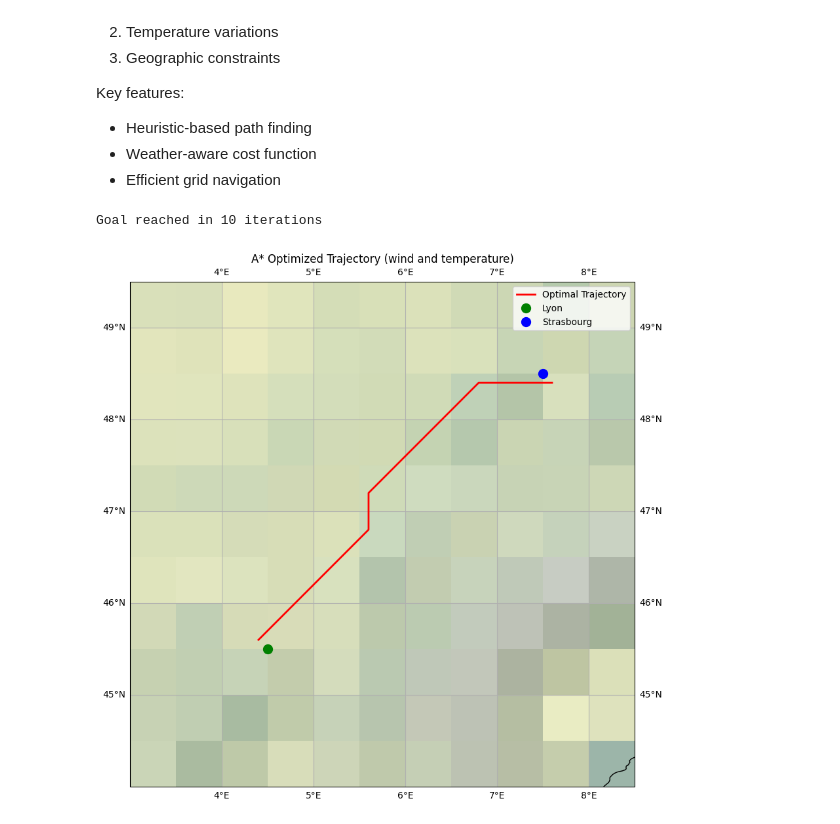
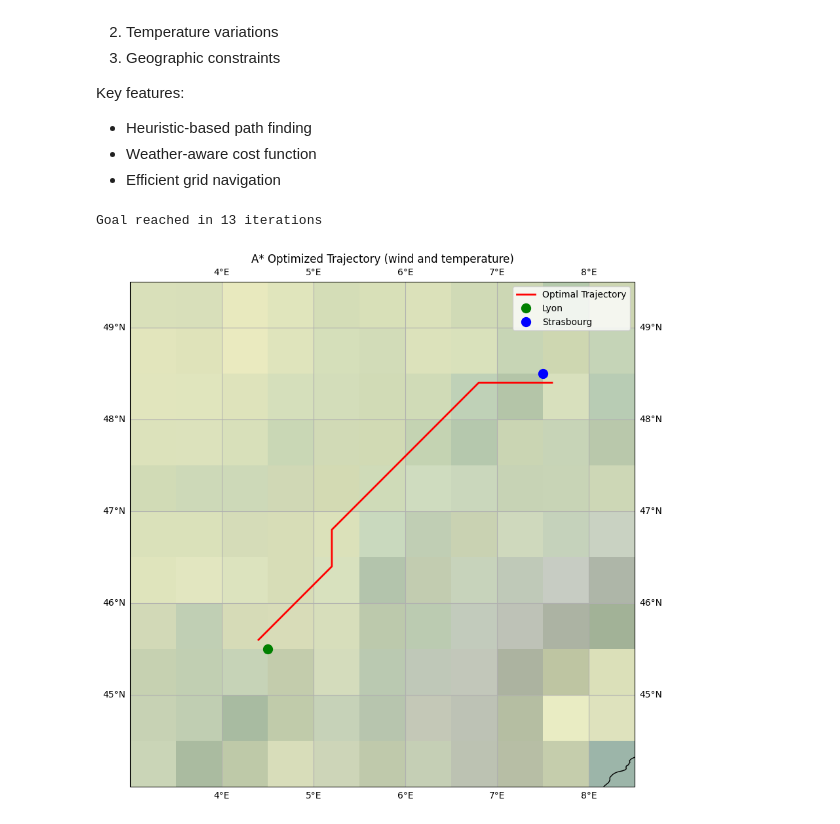
Before and after one commit to K-Air-Drone/Copernicus-datamap, a Jupyter notebook: copernic data and generative path.ipynb, the cells around one changed output. Saved outputs shown, nothing was run; the diff lists cells and outputs as text; code cells hidden in the pictures.

```diff
--- a/copernic data and generative path.ipynb
+++ b/copernic data and generative path.ipynb
@@ -316,7 +316,7 @@ def cost(current, neighbor):
     t = t2m.values[ny, nx]
     temp_penalty = abs(t - 15) / 10
 
-    return base_dist - 0.5 * wind_effect + 0.5 * temp_penalty
+    return base_dist - 0.2 * wind_effect + 0.3 * temp_penalty
 
 def a_star(start, goal, max_iterations=10000):
     """A* pathfinding algorithm implementation
@@ -374,35 +374,35 @@ def a_star(start, goal, max_iterations=10000):
 start = find_nearest_grid_point(*lyon)
 goal = find_nearest_grid_point(*strasbourg)
 path = a_star(start, goal)
 
 # Extract coordinates for visualization
 lat_path = [ds.latitude.values[p[0]] for p in path]
 lon_path = [ds.longitude.values[p[1]] for p in path]
 
 # Create visualization
 fig, ax = plt.subplots(figsize=(10, 10), subplot_kw={"projection": ccrs.PlateCarree()})
 
 ax.set_extent([3, 8.5, 44, 49.5], crs=ccrs.PlateCarree())
 
 # Background map
 ax.stock_img()
 
 ax.coastlines(resolution="10m")
 ax.gridlines(draw_labels=True)
 
 # Trajectory
 ax.plot(lon_path, lat_path, color='red', linewidth=2, label="Optimal Trajectory")
 
 # Start and end points (lon, lat)
 ax.plot(lyon[1], lyon[0], 'go', markersize=10, label='Lyon')
 ax.plot(strasbourg[1], strasbourg[0], 'bo', markersize=10, label='Strasbourg')
 
 ax.legend()
 plt.title("A* Optimized Trajectory (wind and temperature)")
 plt.show()
 # %% [output]
-Goal reached in 10 iterations
+Goal reached in 13 iterations
-[figure, old version]
+[figure, new version]
 # %%
 # Define new coordinates for the route
 brest = (48.39, -4.49)      # Coordinates for Brest (lat, lon)
```
Also changed, not shown: parts of 1 cell of this notebook.
